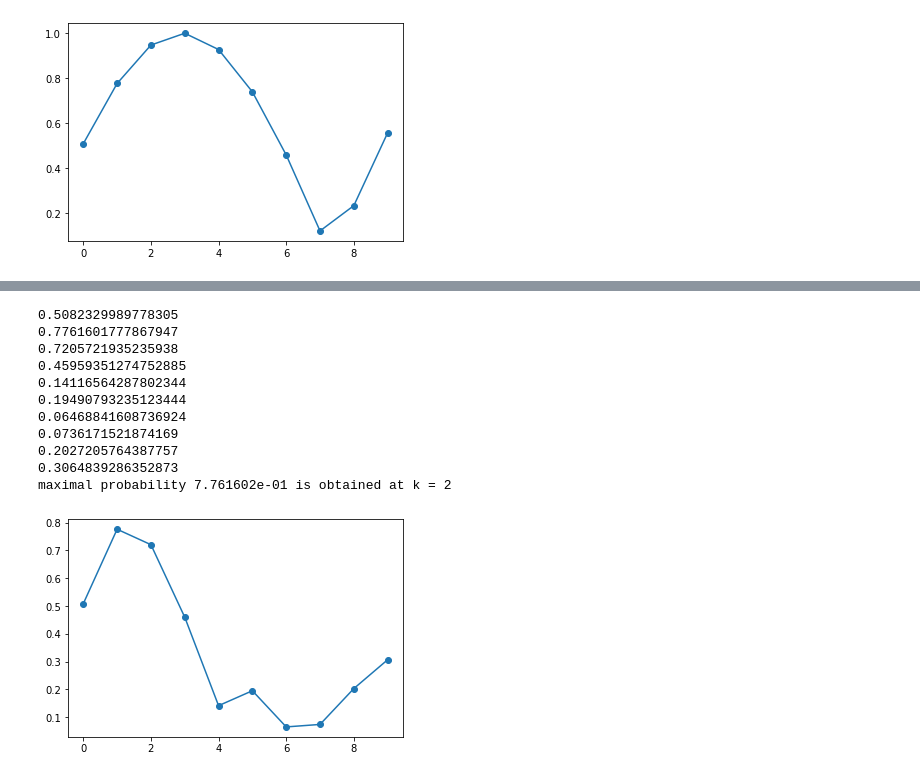
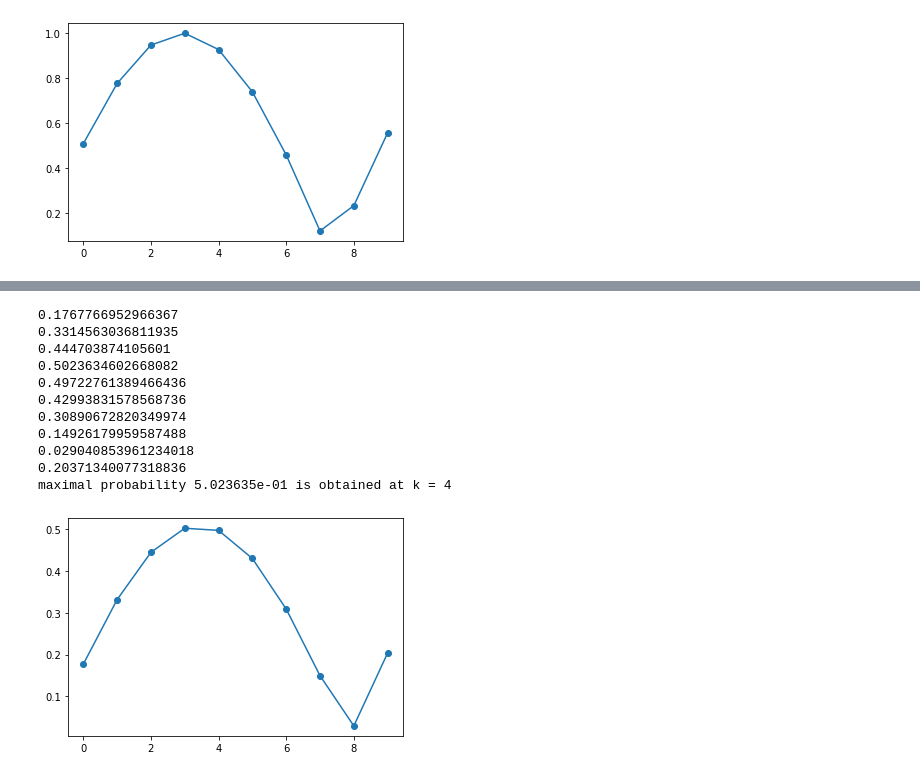
Before and after one commit to KaitoMuraoka/BasicQuantumAlgorithm, a Jupyter notebook: main/First.ipynb, the cells around one changed output, grey strips where cells are left out. Cells and saved outputs as stored; diff of their text form; code cells hidden in the pictures.

```diff
--- a/main/First.ipynb
+++ b/main/First.ipynb
@@ -249,0 +234,5 @@ def make_noisy_U_s(nqubits, dephasing_rate):
+# %%
+fuga = state.copy()
+U_w = make_U_w(nqubits)
+U_w.update_quantum_state(fuga)
+print(fuga.get_vector())
@@ -249,0 +313,17 @@ def make_noisy_U_s(nqubits, dephasing_rate):
+# %%
+Hadamard = make_noisy_Hadamard(nqubits, dephasing_rate)
+## 初期状態の準備
+state = QuantumState(nqubits)
+state.set_zero_state()
+Hadamard.update_quantum_state(state)
+
+result = []
+times = 10
+for i in range(times):
+    U_w.update_quantum_state(state)
+    U_s.update_quantum_state(state)
+    fuga = np.linalg.norm(inner_product(state, target_state))
+    result.append(fuga)
+    print(fuga)
+
+plt.plot(result, "-o")
@@ -250,6 +343,7 @@ def make_noisy_U_s(nqubits, dephasing_rate):
 # %%
-# U_wにノイズのあるグローバーのアルゴリズムの関数化
-def noisy_U_w_grover(nqubits, operate_times, dephasing_rate):
+max_result = []
+# グローバーのアルゴリズム
+def noisy_grover(nqubits, operate_times, dephasing_rate):
     state = QuantumState(nqubits)
     state.set_zero_state()
 
@@ -258,21 +352,18 @@ def noisy_U_w_grover(nqubits, operate_times, dephasing_rate):
     target_state.set_computational_basis(2 ** nqubits - 1) # 2**n_qubits-1 は 2進数で 1...1
 
     # グローバーのアルゴリズムの実行
-    Hadamard = make_Hadamard(nqubits)
-    # U_w = make_U_w(nqubits)
-    U_w = make_noisy_U_w(nqubits, dephasing_rate, state)
+    # Hadamard = make_Hadamard(nqubits)
+    Noisy_Hadamard = make_noisy_Hadamard(nqubits, dephasing_rate)
+    U_w = make_U_w(nqubits)
     U_s = make_U_s(nqubits)
 
     result = []
 
     state = QuantumState(nqubits)
     state.set_zero_state()
-    Hadamard.update_quantum_state(state)
+    Noisy_Hadamard.update_quantum_state(state)
     for k in range(operate_times):
-        # gate = DephasingNoise(0, 0.5)
-        # gate.update_quantum_state(state)
         U_w.update_quantum_state(state)
-
         U_s.update_quantum_state(state)
         fuga = np.linalg.norm(inner_product(state, target_state))
         result.append(fuga)
@@ -280,21 +371,23 @@ def noisy_U_w_grover(nqubits, operate_times, dephasing_rate):
 
 
     max_k = np.argmax(result)
+    max_result.append(result[max_k])
+
     print(f'maximal probability {result[max_k]:5e} is obtained at k = {max_k + 1}')
 
     plt.plot(result, "o-")
 # %%
-noisy_U_w_grover(5, 10, 0.5)
+noisy_grover(5, 10, 0.5)
 # %% [output]
-0.5082329989778305
-0.7761601777867947
-0.7205721935235938
-0.45959351274752885
-0.14116564287802344
-0.19490793235123444
-0.06468841608736924
-0.0736171521874169
-0.2027205764387757
-0.3064839286352873
-maximal probability 7.761602e-01 is obtained at k = 2
+0.1767766952966367
+0.3314563036811935
+0.444703874105601
+0.5023634602668082
+0.49722761389466436
+0.42993831578568736
+0.30890672820349974
+0.14926179959587488
+0.029040853961234018
+0.20371340077318836
+maximal probability 5.023635e-01 is obtained at k = 4
-[figure, old version]
+[figure, new version]
```
Also changed, not shown: parts of 20 cells of this notebook.
